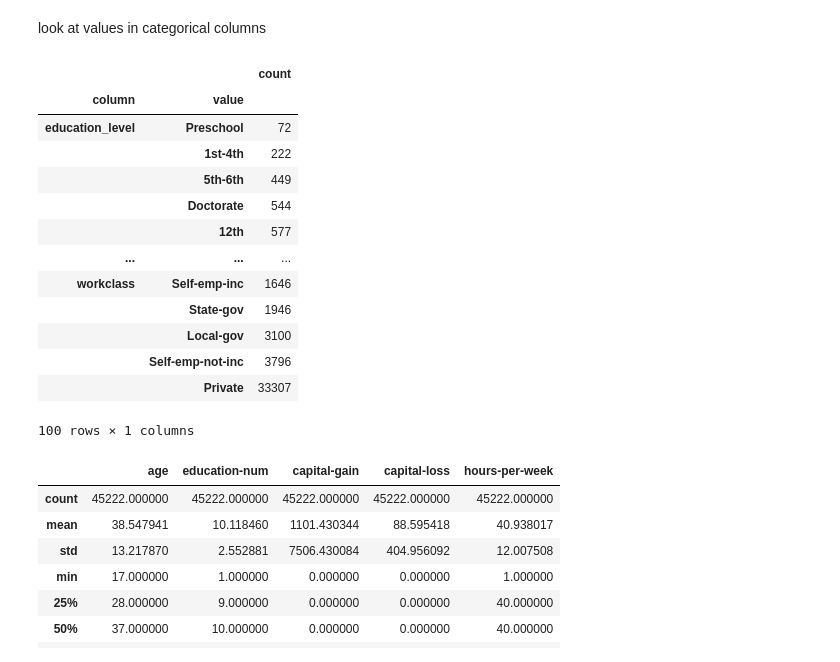
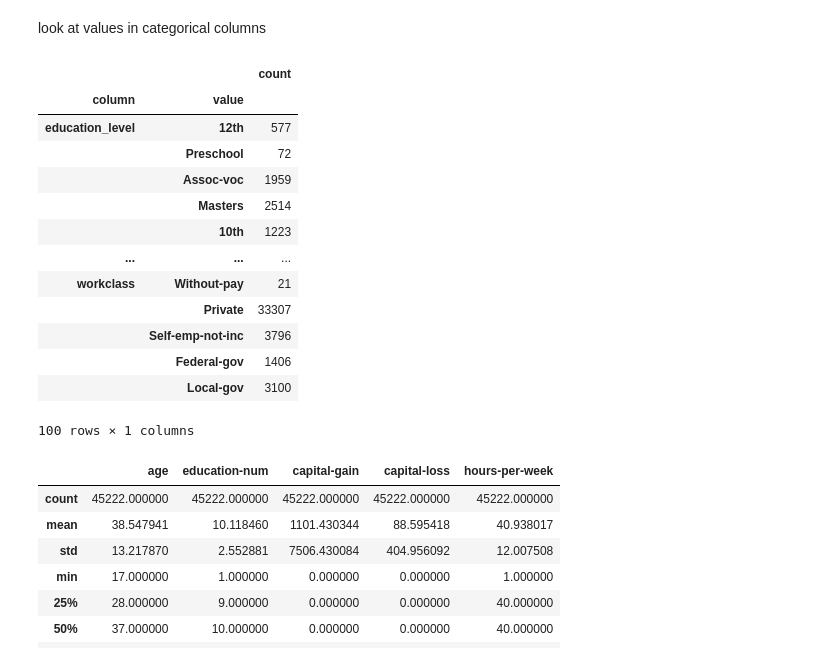
Before and after one commit to yaminww/income_classification, a Jupyter notebook: income_classification.ipynb, the cells around one changed output. Cells and saved outputs as stored; diff of their text form; code cells hidden in the pictures.

```diff
--- a/income_classification.ipynb
+++ b/income_classification.ipynb
@@ -67,22 +67,22 @@ cat_cols = data.select_dtypes(include='object').columns.tolist()
 # %%
 # show value counts for all categorical columns
 pd.DataFrame(data[cat_cols]
     .melt(var_name='column', value_name='value')
-    .value_counts()).sort_values(by=['column', 'count'])
+    .value_counts()).sort_values(by=['column'])
 # %% [output]
 |  |  | count |
 | column | value |  |
-| education_level | Preschool | 72 |
-|  | 1st-4th | 222 |
-|  | 5th-6th | 449 |
-|  | Doctorate | 544 |
-|  | 12th | 577 |
+| education_level | 12th | 577 |
+|  | Preschool | 72 |
+|  | Assoc-voc | 1959 |
+|  | Masters | 2514 |
+|  | 10th | 1223 |
 | ... | ... | ... |
-| workclass | Self-emp-inc | 1646 |
-|  | State-gov | 1946 |
+| workclass | Without-pay | 21 |
+|  | Private | 33307 |
+|  | Self-emp-not-inc | 3796 |
+|  | Federal-gov | 1406 |
 |  | Local-gov | 3100 |
-|  | Self-emp-not-inc | 3796 |
-|  | Private | 33307 |
 100 rows × 1 columns
 # %%
 data.describe()
```
Also changed, not shown: parts of 65 cells of this notebook, 2 other files.
